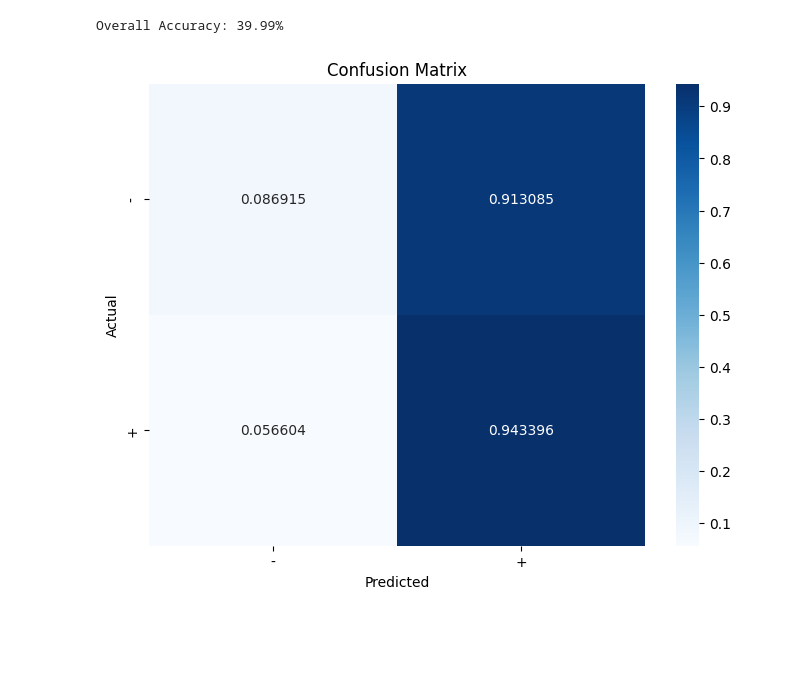
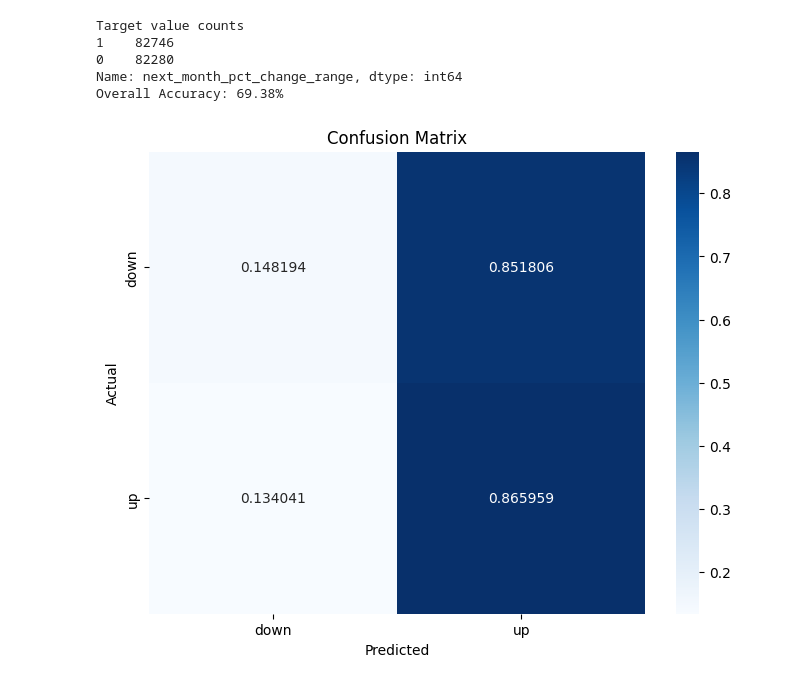
Before and after one commit to OrestisStefanou/InvestorAPI, a Jupyter notebook: analytics/machine_learning/price_prediction_with_fundamentals/notebooks/modelling_v6.ipynb, the cells around one changed output. Cells and saved outputs as stored; diff of their text form; code cells hidden in the pictures; blank space fills up the shorter version.

```diff
--- a/analytics/machine_learning/price_prediction_with_fundamentals/notebooks/modelling_v6.ipynb
+++ b/analytics/machine_learning/price_prediction_with_fundamentals/notebooks/modelling_v6.ipynb
@@ -115,4 +103,8 @@ Overall Accuracy: 34.83%
 # %%
+
+import datetime as dt
+import sqlite3
+
 from sklearn.metrics import accuracy_score, confusion_matrix
 import matplotlib.pyplot as plt
 import seaborn as sns
@@ -124,12 +116,24 @@ from sklearn.preprocessing import (
 from sklearn.pipeline import make_pipeline
 from sklearn.compose import make_column_transformer
 from analytics.machine_learning.price_prediction_with_fundamentals import utils
+import pandas as pd
 
+db_conn = sqlite3.connect('/home/orestis/code/Orestis/InvestorAPI/app/database/ibd.db')
+
+query = '''
+    SELECT *
+    FROM price_prediction_dataset_v2
+    WHERE DATE(Date) <= date('now', '-1 months')
+    ORDER BY DATE(Date)
+'''
+
+dataset = pd.read_sql(query, db_conn)
+dataset.dropna(inplace=True)
 
 # Create categorical target
-bins = [-float('inf'), 0,  float('inf')]
-labels = ['-', '+']
-label_mapping = {0: '-', 1: '+'}
+bins = [-float('inf'), 0, float('inf')]
+labels = ['down', 'up']
+label_mapping = {0: 'down', 1: 'up'}
 
 dataset['next_month_pct_change_range'] = pd.cut(
     dataset['price_pct_change_next_month'],
@@ -138,14 +142,16 @@ dataset['next_month_pct_change_range'] = pd.cut(
     right=False
 )
 
+print("Target value counts")
+print(dataset['next_month_pct_change_range'].value_counts())
 
 train_set, test_set = utils.split_data_to_train_and_test(
     df=dataset,
-    cutoff_date=dt.datetime(2023,8,1),
+    cutoff_date=dt.datetime(2023,11,1),
     cutoff_date_column_name='Date'
 )
 
-cols_to_drop = ['symbol', 'Date', 'price_pct_change_next_three_months', 'price_pct_change_next_month', 'next_month_pct_change_range']
+cols_to_drop = ['symbol', 'Date', 'price_pct_change_next_six_months', 'price_pct_change_next_three_months', 'price_pct_change_next_month', 'next_month_pct_change_range']
 target_col = 'next_month_pct_change_range'
 
 y_train = train_set[target_col]
@@ -159,32 +165,36 @@ column_transformer = make_column_transformer(
     (
         OneHotEncoder(), ['sector']
     ),
     remainder='passthrough'
 )
 
 xgb_classifier = make_pipeline(
     column_transformer,
     xgb.XGBClassifier()
 )
 
 xgb_classifier.fit(X_train, y_train)
 y_pred_xgb_classifier = xgb_classifier.predict(X_test)
 
 accuracy = accuracy_score(y_test, y_pred_xgb_classifier)
 print(f"Overall Accuracy: {accuracy:.2%}")
 
 y_test = [label_mapping[y] for y in y_test]
 y_pred = [label_mapping[y] for y in y_pred_xgb_classifier]
 # Plot the confusion matrix
 conf_matrix = confusion_matrix(y_test, y_pred, labels=labels, normalize='true')
 
 # Plot confusion matrix using seaborn
 plt.figure(figsize=(8, 6))
 sns.heatmap(conf_matrix, annot=True, fmt='f', cmap='Blues', xticklabels=labels, yticklabels=labels)
 plt.title('Confusion Matrix')
 plt.xlabel('Predicted')
 plt.ylabel('Actual')
 plt.show()
 # %% [output]
-Overall Accuracy: 39.99%
+Target value counts
+1    82746
+0    82280
+Name: next_month_pct_change_range, dtype: int64
+Overall Accuracy: 69.38%
-[figure, old version]
+[figure, new version]
```
Also changed, not shown: parts of 9 cells of this notebook, 1 other file.
